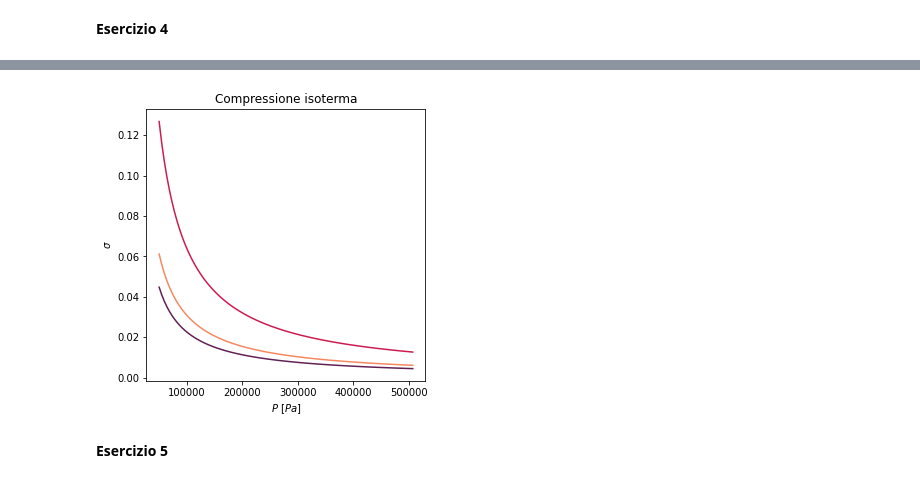
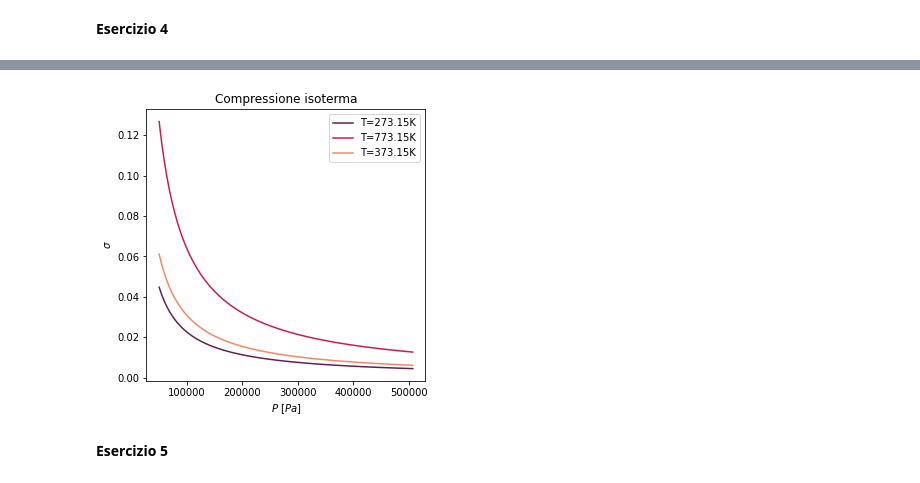
Before and after one commit to carlomusolino/Exercises, a Jupyter notebook: Termodinamica/Esercizi_1.ipynb, the cells around one changed output, grey strips where cells are left out. Saved outputs shown, nothing was run; the diff lists cells and outputs as text; code cells hidden in the pictures.

```diff
--- a/Termodinamica/Esercizi_1.ipynb
+++ b/Termodinamica/Esercizi_1.ipynb
@@ -242,21 +243,22 @@ plt.show()
 # %%
 T = [273.15,273.15+500,273.15+100]
 x = np.linspace(.5*atm_to_Pascal,5*atm_to_Pascal,100)
 fig = plt.figure(figsize=[5,5])
 ax = plt.subplot(111)
 colors = cm(len(T))
 
 
 for i,t in enumerate(T):
   y = R * t / x
   ax.plot(x,y,color=colors[i],label="T={:.2f}K".format(t))
 
 ax.set_xlabel(r"$P$ [$Pa$]")
 ax.set_ylabel(r"$\sigma$")
 ax.set_title("Compressione isoterma")
+ax.legend()
 plt.show()
 # %% [output]
-[figure, old version]
+[figure, new version]
 # %% [markdown]
 **Esercizio 5**
 # %%
```
Also changed, not shown: parts of 14 cells of this notebook.
